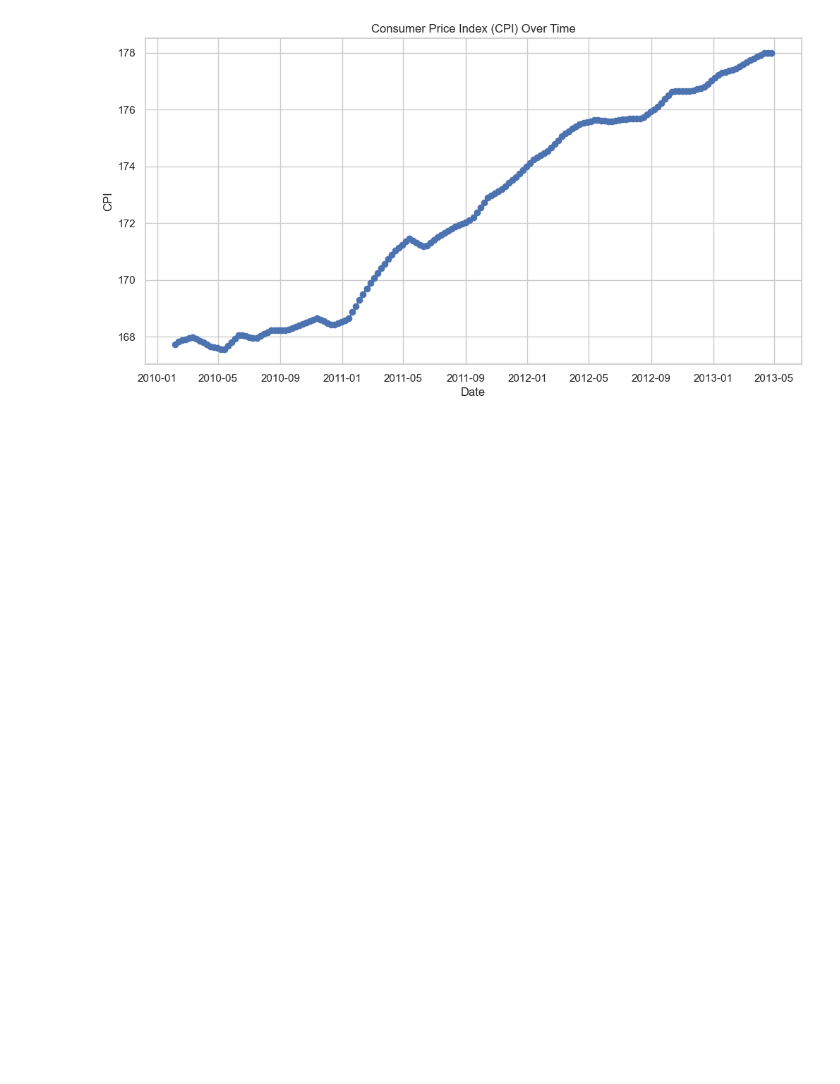
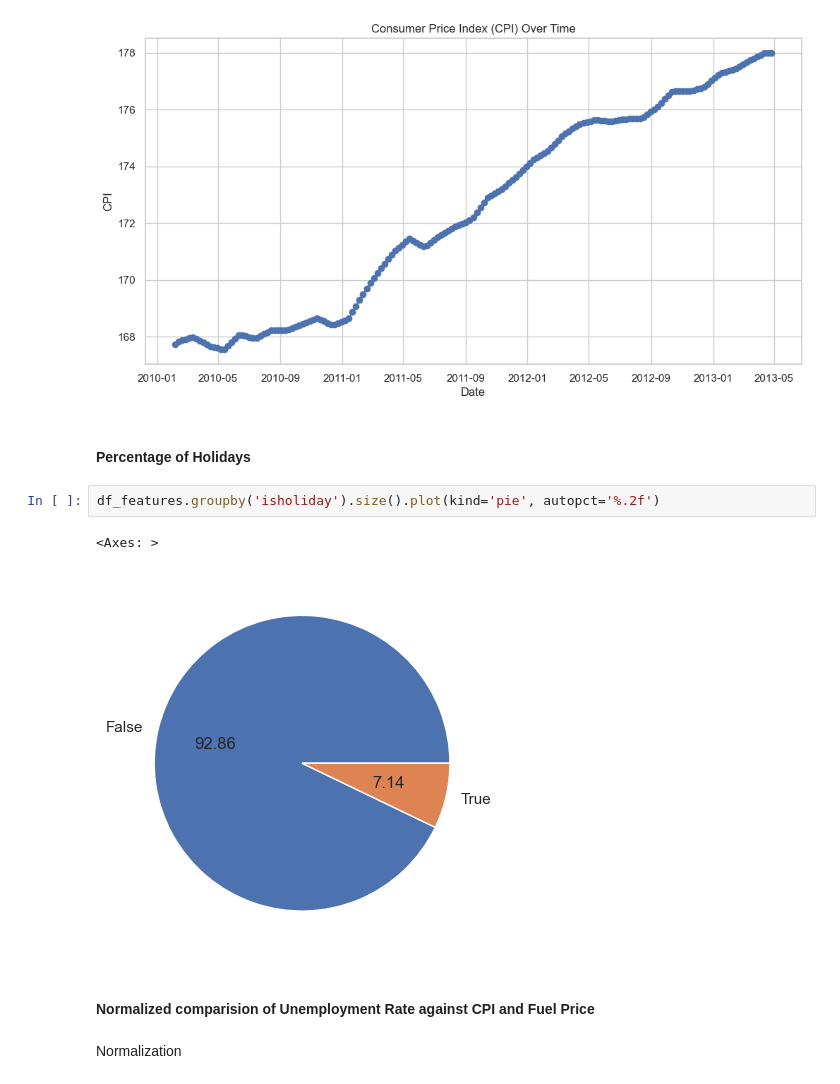
Before and after one commit to mdpw/msc-pds-group, a Jupyter notebook: analysis.ipynb, the cells around one changed output. Cells and saved outputs as stored; diff of their text form; blank space fills up the shorter version.

Commit message:
05_Updated initial visualization graphs

```diff
--- a/analysis.ipynb
+++ b/analysis.ipynb
@@ -388,3 +388,14 @@ plt.grid(True)
 plt.show()
 # %% [output]
 [figure]
+# %% [markdown]
+#### Percentage of Holidays
+# %%
+df_features.groupby('isholiday').size().plot(kind='pie', autopct='%.2f')
+# %% [output]
+<Axes: >
+[figure, added]
+# %% [markdown]
+#### Normalized comparision of Unemployment Rate against CPI and Fuel Price
+# %% [markdown]
+Normalization
```
Also changed, not shown: parts of 8 cells of this notebook.
